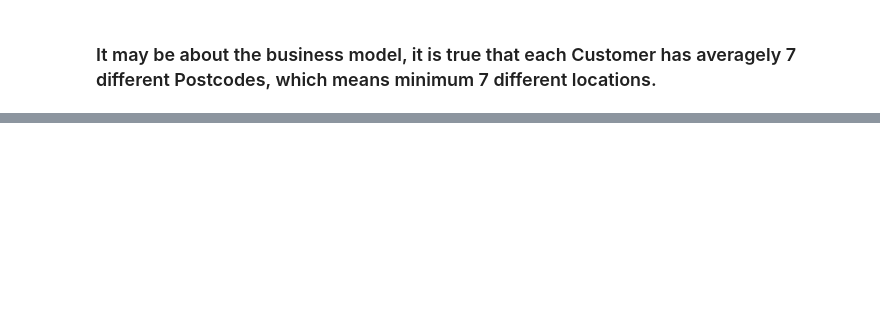
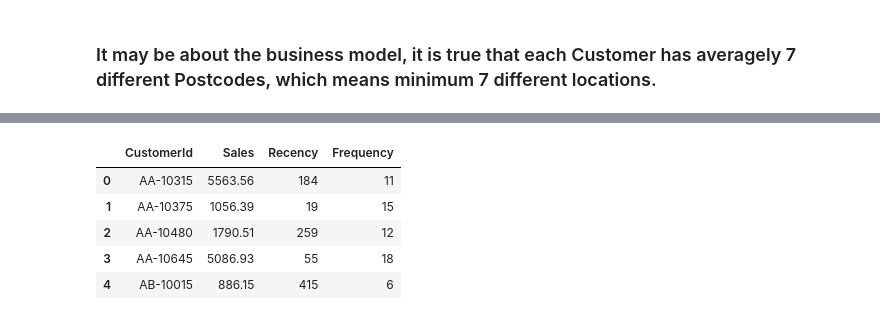
Before and after one commit to airsahin/BI-Analysis-ECommerce, a Jupyter notebook: EComProject.ipynb, the cells around one changed output, grey strips where cells are left out. Cells and saved outputs as stored; diff of their text form; code cells hidden in the pictures; blank space fills up the shorter version.

```diff
--- a/EComProject.ipynb
+++ b/EComProject.ipynb
@@ -2350,0 +2398,5 @@ Length: 793, dtype: int64
+# %%
+# Group by 'CustomerId' and get the minimum 'Recency' value
+
+df_Recency = df.groupby('CustomerId')['Recency'].min().reset_index()
+df_Recency.head()
@@ -2350,0 +2410,12 @@ Length: 793, dtype: int64
+# %%
+# Step 1: Calculate total sales (sum of 'Sales') per CustomerId
+
+df_monetary = df.groupby('CustomerId', as_index=False)['Sales'].sum()
+
+# Merge df_Recency into df_monetary based on 'CustomerId'
+
+df_monetary = df_monetary.merge(df_Recency, on='CustomerId', how='left')
+
+# Display the updated df_monetary DataFrame
+
+df_monetary.head()
@@ -2350,0 +2429,16 @@ Length: 793, dtype: int64
+# %%
+# Count the number of PurchaseId values (including duplicates) for each CustomerId in the main DataFrame (df)
+df_purchase_frequency = df.groupby('CustomerId')['PurchaseId'].size().reset_index(name='Frequency')
+
+# Merge the frequency into df_monetary
+df_monetary = df_monetary.merge(df_purchase_frequency, on='CustomerId', how='left')
+
+# Display the updated df_monetary DataFrame
+df_monetary.head()
+# %% [output]
+|  | CustomerId | Sales | Recency | Frequency |
+| 0 | AA-10315 | 5563.56 | 184 | 11 |
+| 1 | AA-10375 | 1056.39 | 19 | 15 |
+| 2 | AA-10480 | 1790.51 | 259 | 12 |
+| 3 | AA-10645 | 5086.93 | 55 | 18 |
+| 4 | AB-10015 | 886.15 | 415 | 6 |
```
Also changed, not shown: parts of 44 cells of this notebook, 1 other file.
